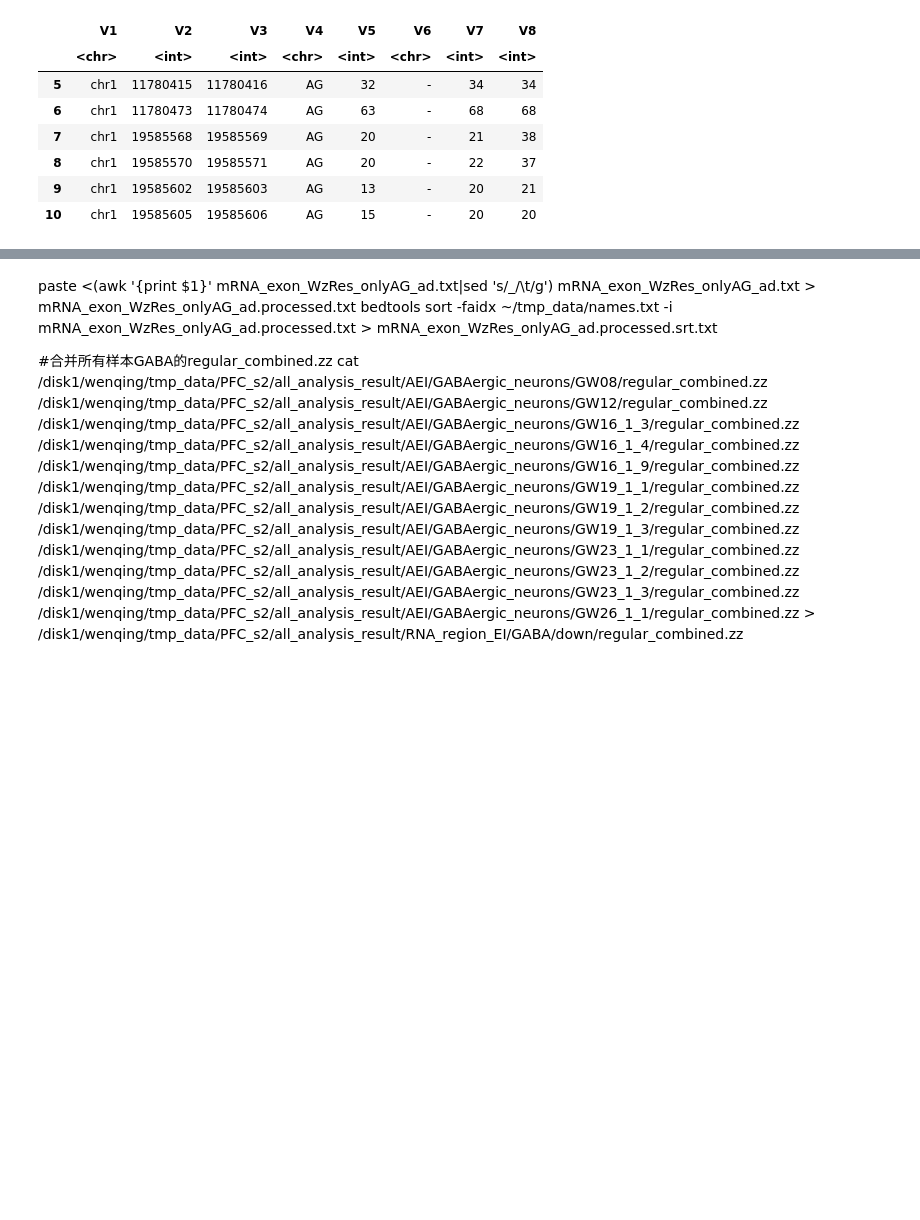
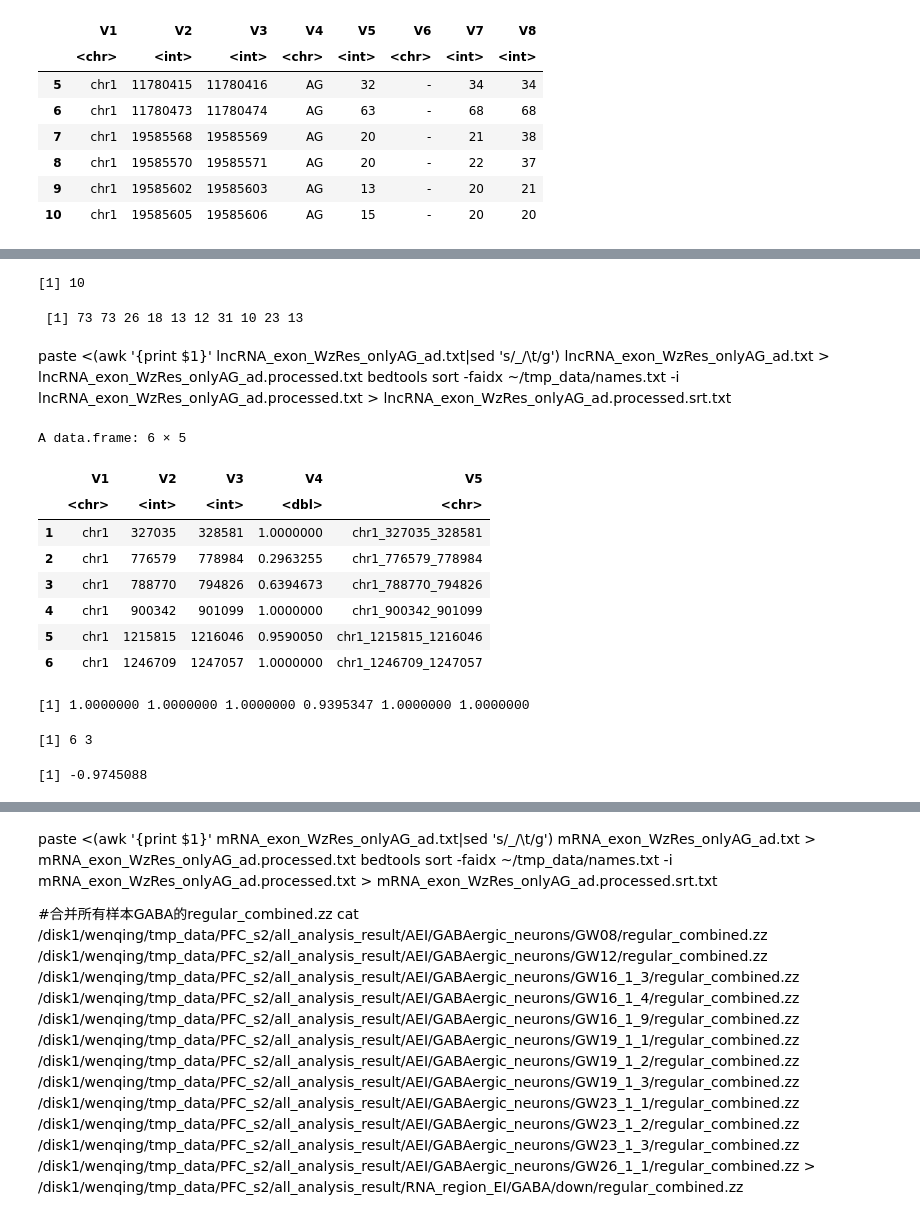
Before and after one commit to Wqing35/scRNA-editing, a Jupyter notebook: lncRNA_mRNA/exon与psi.ipynb, the cells around one changed output, grey strips where cells are left out. Saved outputs shown, nothing was run; the diff lists cells and outputs as text; code cells hidden in the pictures; blank space fills up the shorter version.

```diff
--- a/lncRNA_mRNA/exon与psi.ipynb
+++ b/lncRNA_mRNA/exon与psi.ipynb
@@ -126,0 +325,6 @@ write.table(regionWzRes_onlyAG_ad,"./mRNA_exon_WzRes_onlyAG_ad.txt",sep='\t',col
+# %%
+length(ad_num_in_region)
+ad_num_in_region
+# %% [output]
+[1] 10
+ [1] 73 73 26 18 13 12 31 10 23 13
@@ -126,0 +336,18 @@ write.table(regionWzRes_onlyAG_ad,"./mRNA_exon_WzRes_onlyAG_ad.txt",sep='\t',col
+# %% [markdown]
+paste <(awk '{print $1}' lncRNA_exon_WzRes_onlyAG_ad.txt|sed 's/_/\t/g') lncRNA_exon_WzRes_onlyAG_ad.txt > lncRNA_exon_WzRes_onlyAG_ad.processed.txt
+bedtools sort -faidx ~/tmp_data/names.txt -i lncRNA_exon_WzRes_onlyAG_ad.processed.txt > lncRNA_exon_WzRes_onlyAG_ad.processed.srt.txt
+# %%
+######计算相关性，生成密度曲线
+exon_psi <- read.table("/disk1/wenqing/tmp_data/PFC_s2/all_analysis_result/exon_psi/exon_region_wzAverpsi_noNA.txt")
+exon_psi$V5 <- paste0(exon_psi$V1,"_",exon_psi$V2,"_",exon_psi$V3)
+head(exon_psi)
+# %% [output]
+A data.frame: 6 × 5
+|  | V1 | V2 | V3 | V4 | V5 |
+|  | <chr> | <int> | <int> | <dbl> | <chr> |
+| 1 | chr1 | 327035 | 328581 | 1.0000000 | chr1_327035_328581 |
+| 2 | chr1 | 776579 | 778984 | 0.2963255 | chr1_776579_778984 |
+| 3 | chr1 | 788770 | 794826 | 0.6394673 | chr1_788770_794826 |
+| 4 | chr1 | 900342 | 901099 | 1.0000000 | chr1_900342_901099 |
+| 5 | chr1 | 1215815 | 1216046 | 0.9590050 | chr1_1215815_1216046 |
+| 6 | chr1 | 1246709 | 1247057 | 1.0000000 | chr1_1246709_1247057 |
@@ -126,0 +356,20 @@ write.table(regionWzRes_onlyAG_ad,"./mRNA_exon_WzRes_onlyAG_ad.txt",sep='\t',col
+# %%
+exon_psi$V4[which(exon_psi$V5 %in% rownames(EI_data))]
+# %% [output]
+[1] 1.0000000 1.0000000 1.0000000 0.9395347 1.0000000 1.0000000
+# %%
+input_corr_dat <- as.data.frame(cbind(rownames(EI_data),EI_data$EI,exon_psi$V4[which(exon_psi$V5 %in% rownames(EI_data))]))
+#dim(input_corr_dat)
+colnames(input_corr_dat) <- c("exon_region","EI","psi")
+input_corr_dat$EI <- as.numeric(input_corr_dat$EI)
+input_corr_dat$psi <- as.numeric(input_corr_dat$psi)
+dim(input_corr_dat)
+# %% [output]
+[1] 6 3
+# %%
+cor(input_corr_dat$EI*1000,input_corr_dat$psi)
+
+####lncRNA exon EI和psi相关性 < 0——说明：exon区域的编辑水平上升、该exon的保留率反而下降
+####mRNA exon EI和psi相关性 > 0
+# %% [output]
+[1] -0.9745088
```
Also changed, not shown: parts of 27 cells of this notebook, 20 other files.
